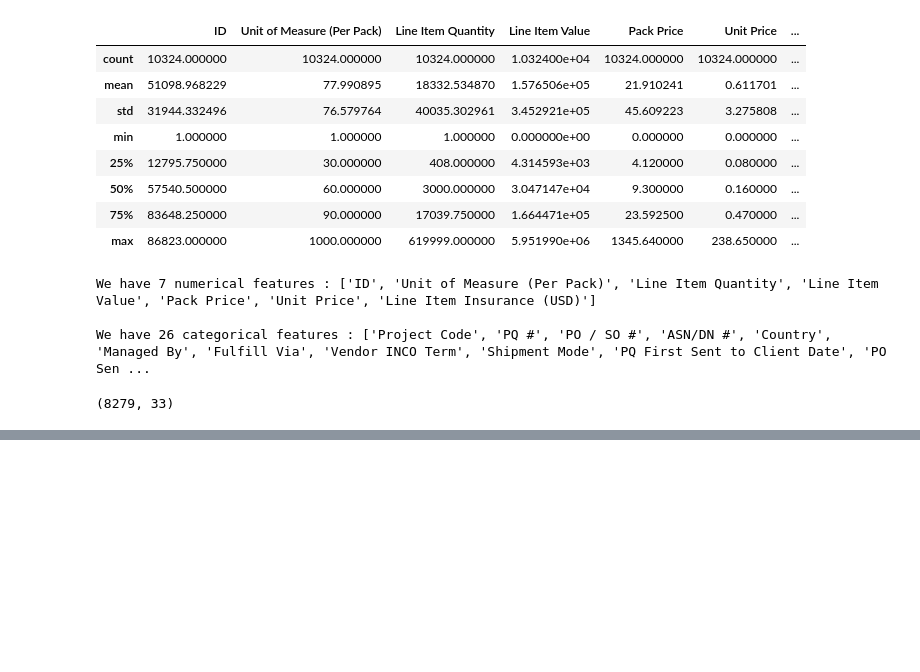
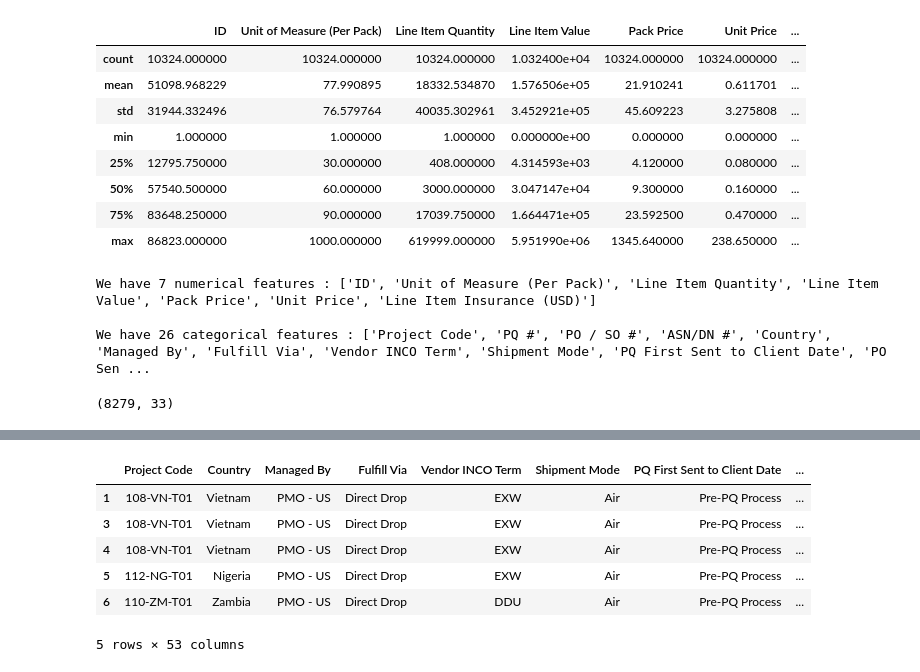
Before and after one commit to adarsh-gowda/scm_project, a Jupyter notebook: notebook/scm.ipynb, the cells around one changed output, grey strips where cells are left out. Saved outputs shown, nothing was run; the diff lists cells and outputs as text; code cells hidden in the pictures; blank space fills up the shorter version.

```diff
--- a/notebook/scm.ipynb
+++ b/notebook/scm.ipynb
@@ -125,0 +297,10 @@ df['Line Item Insurance (USD)'].fillna(df['Line Item Insurance (USD)'].mean(), i
+# %%
+df.head()
+# %% [output]
+|  | Project Code | Country | Managed By | Fulfill Via | Vendor INCO Term | Shipment Mode | PQ First Sent to Client Date | ... |
+| 1 | 108-VN-T01 | Vietnam | PMO - US | Direct Drop | EXW | Air | Pre-PQ Process | ... |
+| 3 | 108-VN-T01 | Vietnam | PMO - US | Direct Drop | EXW | Air | Pre-PQ Process | ... |
+| 4 | 108-VN-T01 | Vietnam | PMO - US | Direct Drop | EXW | Air | Pre-PQ Process | ... |
+| 5 | 112-NG-T01 | Nigeria | PMO - US | Direct Drop | EXW | Air | Pre-PQ Process | ... |
+| 6 | 110-ZM-T01 | Zambia | PMO - US | Direct Drop | DDU | Air | Pre-PQ Process | ... |
+5 rows × 53 columns
```
Also changed, not shown: parts of 35 cells of this notebook.
